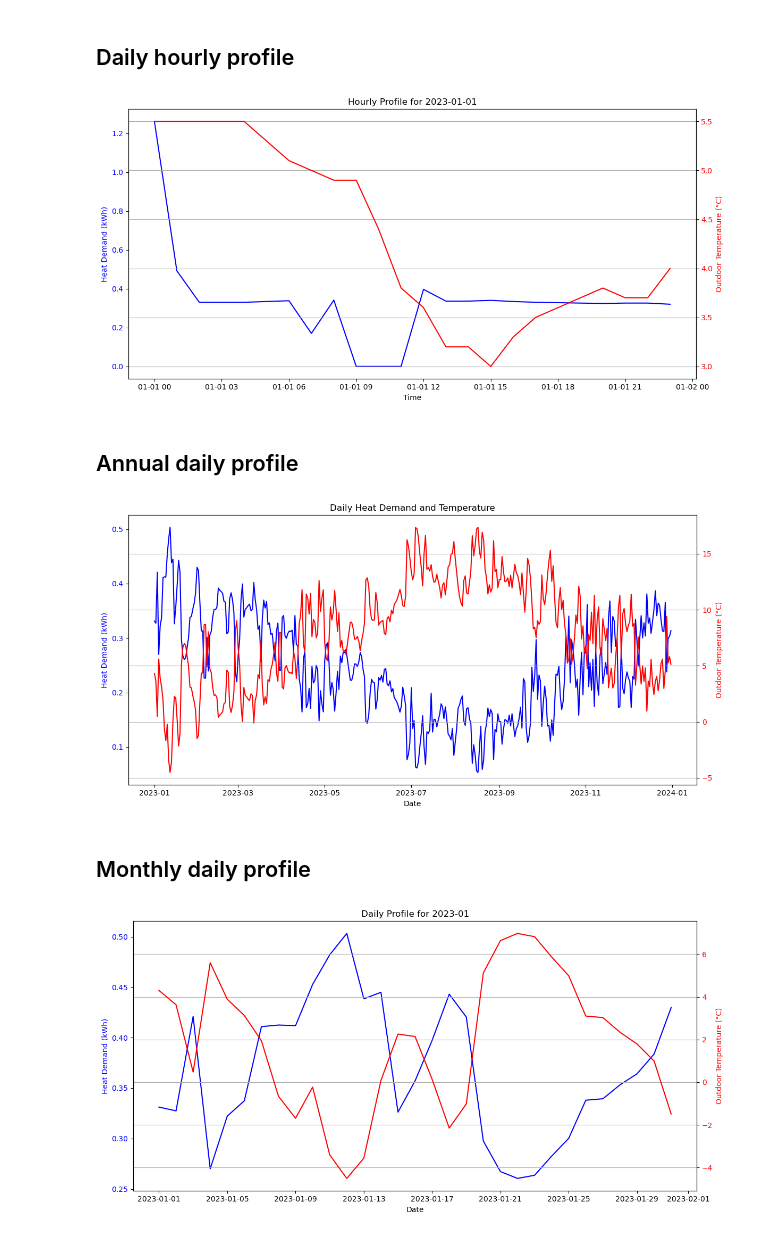
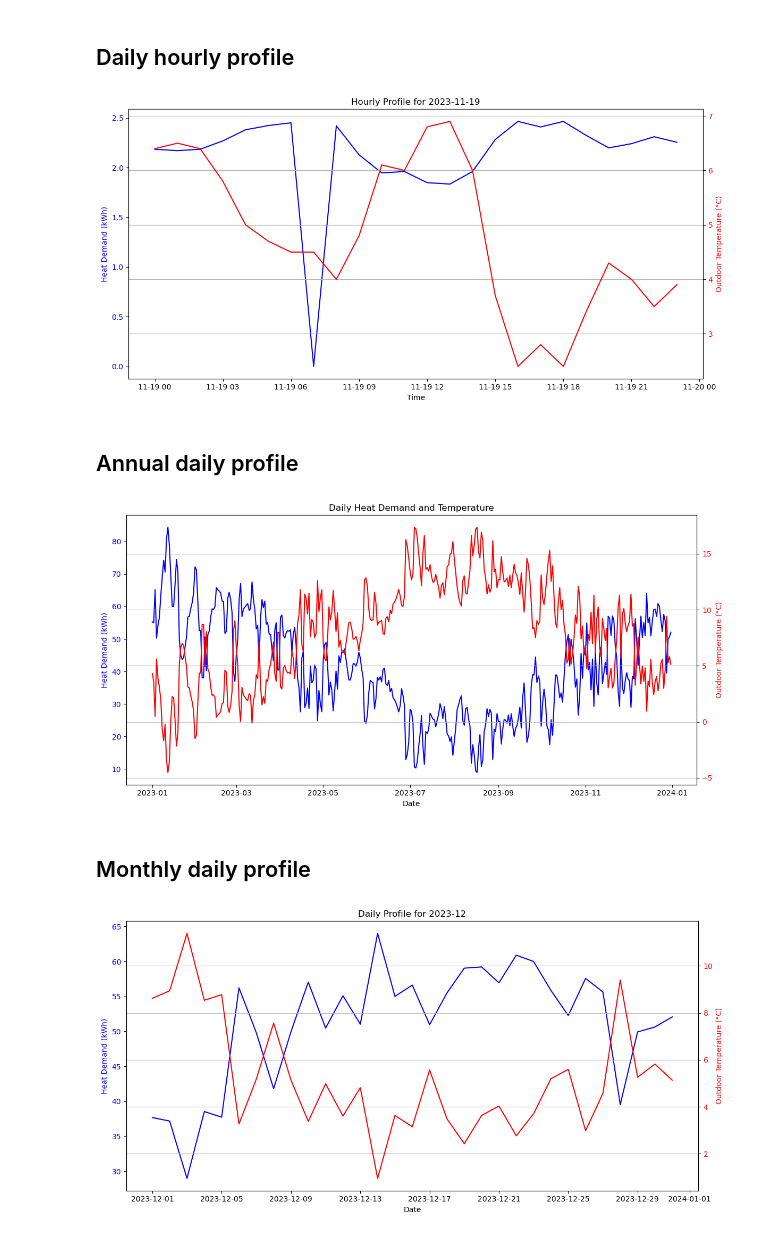
Before and after one commit to Qiuyi-Hong/Rule-Based-Control, a Jupyter notebook: price_based_control.ipynb, the cells around one changed output. Saved outputs shown, nothing was run; the diff lists cells and outputs as text; code cells hidden in the pictures.

```diff
--- a/price_based_control.ipynb
+++ b/price_based_control.ipynb
@@ -33,7 +33,7 @@ desired_indoor_temp_high = 22.0  # Desired indoor temperature in °C
 delta_t = 0.5
 
 # Heat loss coefficient
-K_SH = 0.02
+K_SH = 0.07
 
 # Building conditions
 rho_in = 1.2041  # Air density in kg/m^3
@@ -193,7 +196,7 @@ plt.show()
 ## Daily hourly profile
 # %%
 # Specify the day you want to plot
-specific_day = '2023-01-01'  # Change this to the desired date
+specific_day = '2023-11-19'  # Change this to the desired date
 
 # Filter the data for the specific day
 daily_profile = hourly_df.loc[specific_day]
@@ -201,7 +204,7 @@ daily_profile = hourly_df.loc[specific_day]
 # Plotting
 fig, ax1 = plt.subplots(figsize=(12, 6))
 
-# Plot Heating Demand on the first y-axis
+# Plot Heat Demand on the first y-axis
 ax1.plot(daily_profile.index, daily_profile['Heat Demand (kWh)'], label='Hourly Heat Demand', color='blue')
 ax1.set_xlabel('Time')
 ax1.set_ylabel('Heat Demand (kWh)', color='blue')
@@ -220,24 +223,26 @@ plt.grid()
 plt.savefig(f'./figures/hourly_profile_{specific_day}_price.pdf')
 plt.show()
 # %% [output]
-[figure, old version]
+[figure, new version]
 # %% [markdown]
 ## Annual daily profile
 # %%
-daily_df = numeric_df.resample('D').mean()
+# Resample to daily frequency and calculate the sum of heat demand and average outdoor temperature
+daily_df = simulation_data["Heat Demand (kWh)"].resample('D').sum().to_frame()
+daily_df['Outdoor Temperature (°C)'] = simulation_data["Outdoor Temperature (°C)"].resample('D').mean()
 
 # Plotting
 fig, ax1 = plt.subplots(figsize=(12, 6))
 
-# Plot Heating Demand on the first y-axis
-ax1.plot(daily_df.index, daily_df['Heat Demand (kWh)'], label='Hourly Heat Demand', color='blue')
+# Plot Heat Demand on the first y-axis
+ax1.plot(daily_df.index, daily_df['Heat Demand (kWh)'], label='Daily Heat Demand', color='blue')
 ax1.set_xlabel('Date')
 ax1.set_ylabel('Heat Demand (kWh)', color='blue')
 ax1.tick_params(axis='y', labelcolor='blue')
 
 # Create a second y-axis
 ax2 = ax1.twinx()
-ax2.plot(daily_df.index, daily_df['Outdoor Temperature (°C)'], label='Hourly Temperature', color='red')
+ax2.plot(daily_df.index, daily_df['Outdoor Temperature (°C)'], label='Daily Temperature', color='red')
 ax2.set_ylabel('Outdoor Temperature (°C)', color='red')
 ax2.tick_params(axis='y', labelcolor='red')
 
@@ -248,36 +253,36 @@ plt.grid()
 plt.savefig('./figures/annual_daily_profile_price.pdf')
 plt.show()
 # %% [output]
-[figure, old version]
+[figure, new version]
 # %% [markdown]
 ## Monthly daily profile
 # %%
 # Specify the month you want to plot
-specific_month = '2023-01'  # Change this to the desired month
+specific_month = '2023-12'  # Change this to the desired month
 
 # Filter the data for the specific month
 monthly_profile = daily_df.loc[specific_month]
 
 # Plotting
 fig, ax1 = plt.subplots(figsize=(12, 6))
 
-# Plot Heating Demand on the first y-axis
+# Plot Heat Demand on the first y-axis
 ax1.plot(monthly_profile.index, monthly_profile['Heat Demand (kWh)'], label='Daily Heat Demand', color='blue')
 ax1.set_xlabel('Date')
 ax1.set_ylabel('Heat Demand (kWh)', color='blue')
 ax1.tick_params(axis='y', labelcolor='blue')
 
 # Create a second y-axis
 ax2 = ax1.twinx()
 ax2.plot(monthly_profile.index, monthly_profile['Outdoor Temperature (°C)'], label='Daily Temperature', color='red')
 ax2.set_ylabel('Outdoor Temperature (°C)', color='red')
 ax2.tick_params(axis='y', labelcolor='red')
 
 # Title and grid
 plt.title(f'Daily Profile for {specific_month}')
 fig.tight_layout()
 plt.grid()
 plt.savefig(f'./figures/monthly_profile_{specific_month}_price.pdf')
 plt.show()
 # %% [output]
-[figure, old version]
+[figure, new version]
```
Also changed, not shown: parts of 7 cells of this notebook, 49 other files.
